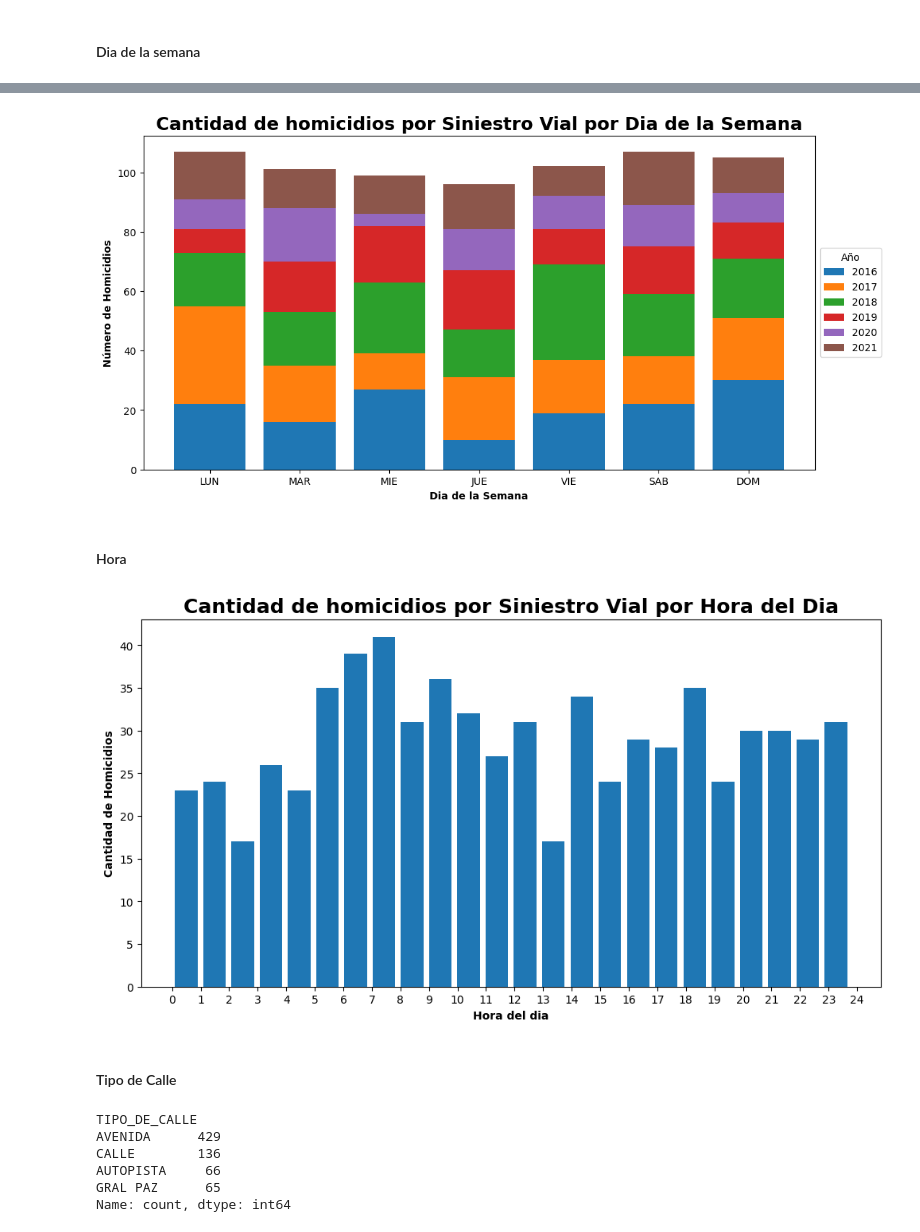
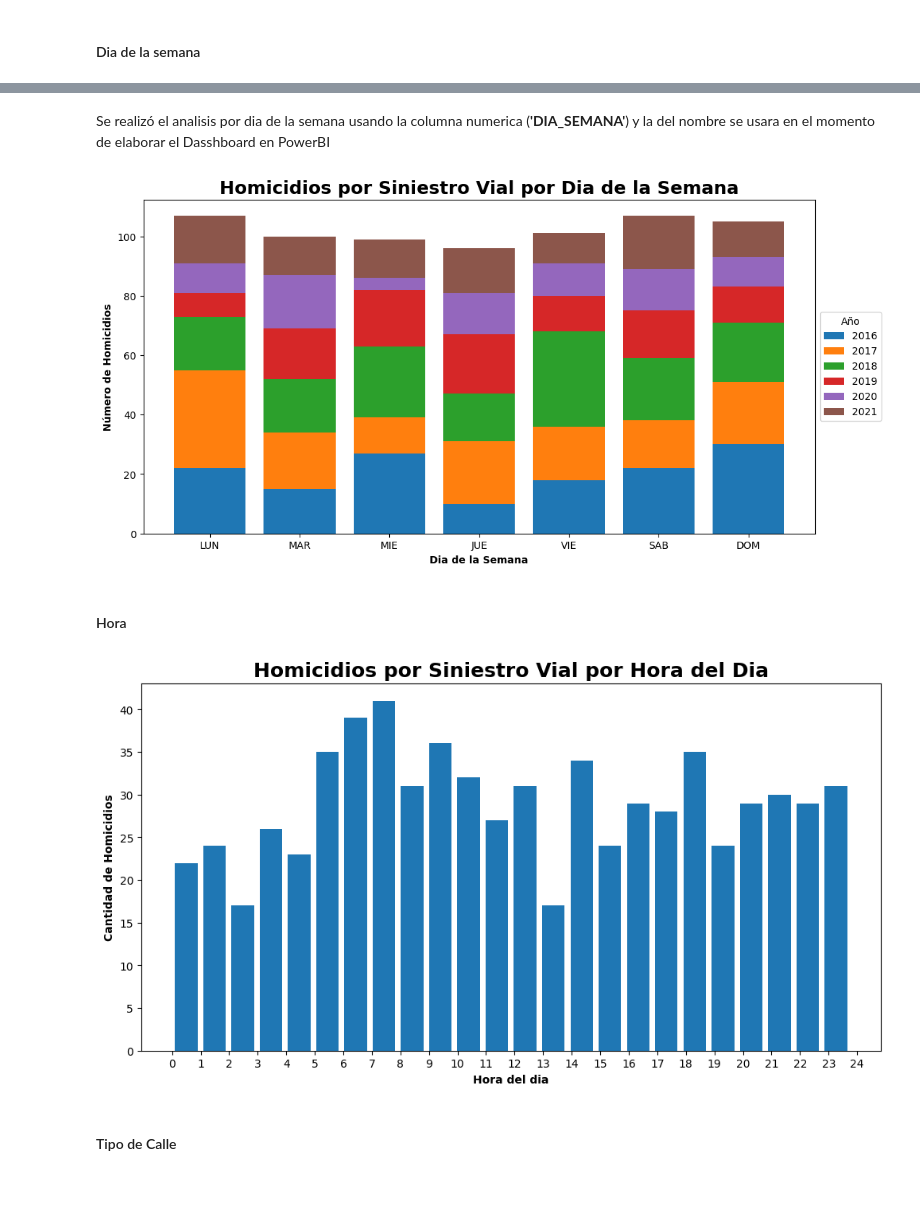
Before and after one commit to carocardenas0699/PI02---Data-Analysis, a Jupyter notebook: ETL_EDA.ipynb, the cells around one changed output, grey strips where cells are left out. Cells and saved outputs as stored; diff of their text form; code cells hidden in the pictures; blank space fills up the shorter version.

```diff
--- a/ETL_EDA.ipynb
+++ b/ETL_EDA.ipynb
@@ -307,0 +362,4 @@ Index(['ID', 'N_VICTIMAS', 'AAAA', 'MM', 'HORA', 'TIPO_DE_CALLE', 'COMUNA',
+# %%
+hechos['HORA']=pd.to_datetime(hechos['HORA'], format='%H:%M:%S')
+# %%
+hechos['HORA']=hechos['HORA'].dt.hour + hechos['HORA'].dt.minute / 60
@@ -307,0 +380,2 @@ Index(['ID', 'N_VICTIMAS', 'AAAA', 'MM', 'HORA', 'TIPO_DE_CALLE', 'COMUNA',
+# %%
+hechos.drop(columns='HH',inplace=True)
@@ -307,0 +395,2 @@ Index(['ID', 'N_VICTIMAS', 'AAAA', 'MM', 'HORA', 'TIPO_DE_CALLE', 'COMUNA',
+# %%
+hechos = hechos[['ID','N_VICTIMAS', 'AÑO', 'MES','DIA_SEMANA','DIA_SEMANA_NOM','HORA','TIPO_DE_CALLE','VIAS_INVOL','INTERSECCION','COMUNA','PARTICIPANTES','VICTIMA', 'ACUSADO','LONGITUD', 'LATITUD']]
@@ -443,5 +546,7 @@ vict_anio_dia
+# %% [markdown]
+Se realizó el analisis por dia de la semana usando la columna numerica (**'DIA_SEMANA'**) y la del nombre se usara en el momento de elaborar el Dasshboard en PowerBI
 # %%
-vict_anio_dia = hechos_an.groupby(['DIA_SEMANA', 'AAAA']).agg({'N_VICTIMAS': 'sum'}).unstack()
+vict_anio_dia = hechos.groupby(['DIA_SEMANA', 'AÑO']).agg({'N_VICTIMAS': 'sum'}).unstack()
 
 # Definir los datos de víctimas por mes y año
 vict_2016_d = vict_anio_dia[('N_VICTIMAS', 2016)].values.flatten()
@@ -464,7 +569,7 @@ plt.bar(vict_anio_dia.index, vict_2021_d, bottom=vict_2016_d + vict_2017_d + vic
 plt.xticks(labels=['LUN', 'MAR', 'MIE', 'JUE', 'VIE', 'SAB', 'DOM'], ticks=vict_anio_dia.index)
 plt.xlabel('Dia de la Semana', fontweight='bold')
 plt.ylabel('Número de Homicidios', fontweight='bold')
-plt.title('Cantidad de homicidios por Siniestro Vial por Dia de la Semana', fontsize=18, fontweight='bold')
+plt.title('Homicidios por Siniestro Vial por Dia de la Semana', fontsize=18, fontweight='bold')
 
 # Añadir leyenda para identificar los años
 plt.legend(title='Año',loc="center left",bbox_to_anchor=(1, 0, 0.5, 1))
@@ -472,27 +577,18 @@ plt.legend(title='Año',loc="center left",bbox_to_anchor=(1, 0, 0.5, 1))
 # Mostrar gráfico
 plt.show()
 # %% [output]
-[figure, old version]
+[figure, new version]
 # %% [markdown]
 #### Hora
 # %%
 plt.figure(figsize=(12, 6))
-plt.hist(hechos_an['HORA'],rwidth=0.8,bins=24)
-plt.title('Cantidad de homicidios por Siniestro Vial por Hora del Dia', fontsize=18, fontweight='bold')
+plt.hist(hechos['HORA'],rwidth=0.8,bins=24)
+plt.title('Homicidios por Siniestro Vial por Hora del Dia', fontsize=18, fontweight='bold')
 plt.xlabel('Hora del dia', fontweight='bold')
 plt.ylabel('Cantidad de Homicidios', fontweight='bold')
 plt.xticks(ticks=range(0,25))
 plt.show()
 # %% [output]
-[figure, old version]
+[figure, new version]
 # %% [markdown]
 #### Tipo de Calle
-# %%
-hechos_an['TIPO_DE_CALLE'].value_counts()
-# %% [output]
-TIPO_DE_CALLE
-AVENIDA      429
-CALLE        136
-AUTOPISTA     66
-GRAL PAZ      65
-Name: count, dtype: int64
```
Also changed, not shown: parts of 162 cells of this notebook, 1 other file.
